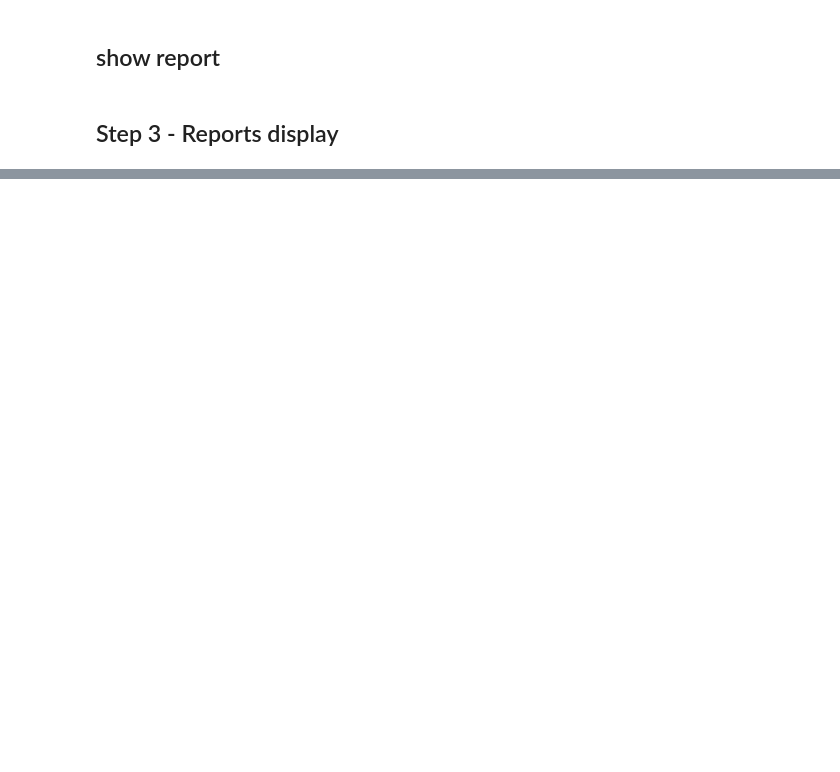
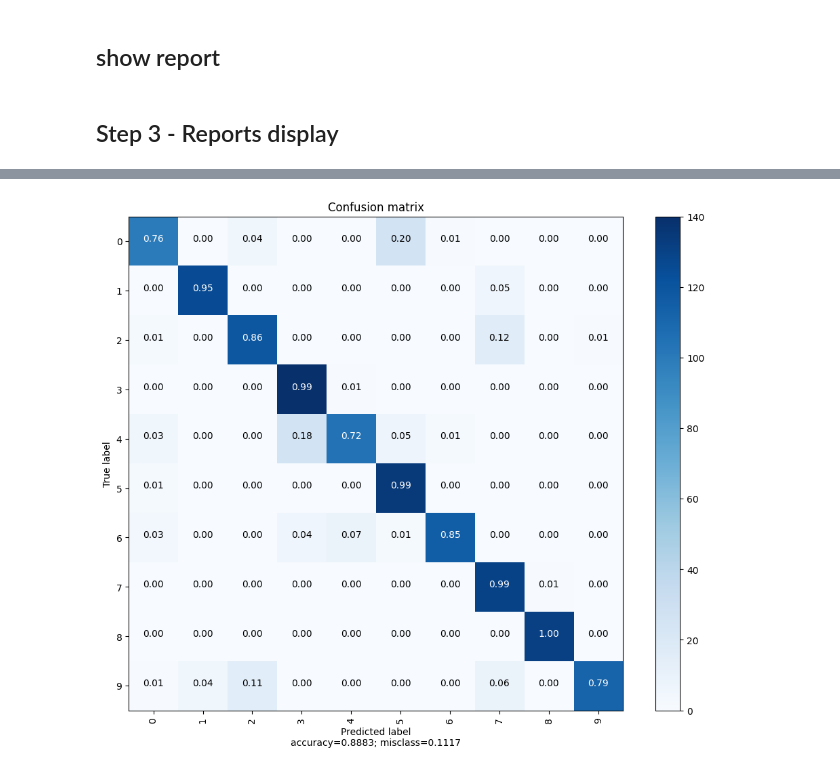
Before and after one commit to ruerl/pmd22-23, a Jupyter notebook: scrpit_junlin/full_convolution-auto.ipynb, the cells around one changed output, grey strips where cells are left out. Drawn from its saved outputs; the diff is of its cells as text; code cells hidden in the pictures; blank space fills up the shorter version.

```diff
--- a/scrpit_junlin/full_convolution-auto.ipynb
+++ b/scrpit_junlin/full_convolution-auto.ipynb
@@ -876,0 +416,4 @@ Desc.  :  scale=0.5 batch_size=64 epochs=16 data_aug=False
+# %%
+pwk.plot_confusion_matrix(ID_test_final,ID_pred,range(10),normalize=True, save_as='06-confusion-matrix')
+# %% [output]
+[figure, added]
```
Also changed, not shown: parts of 22 cells of this notebook, 2 other files.
